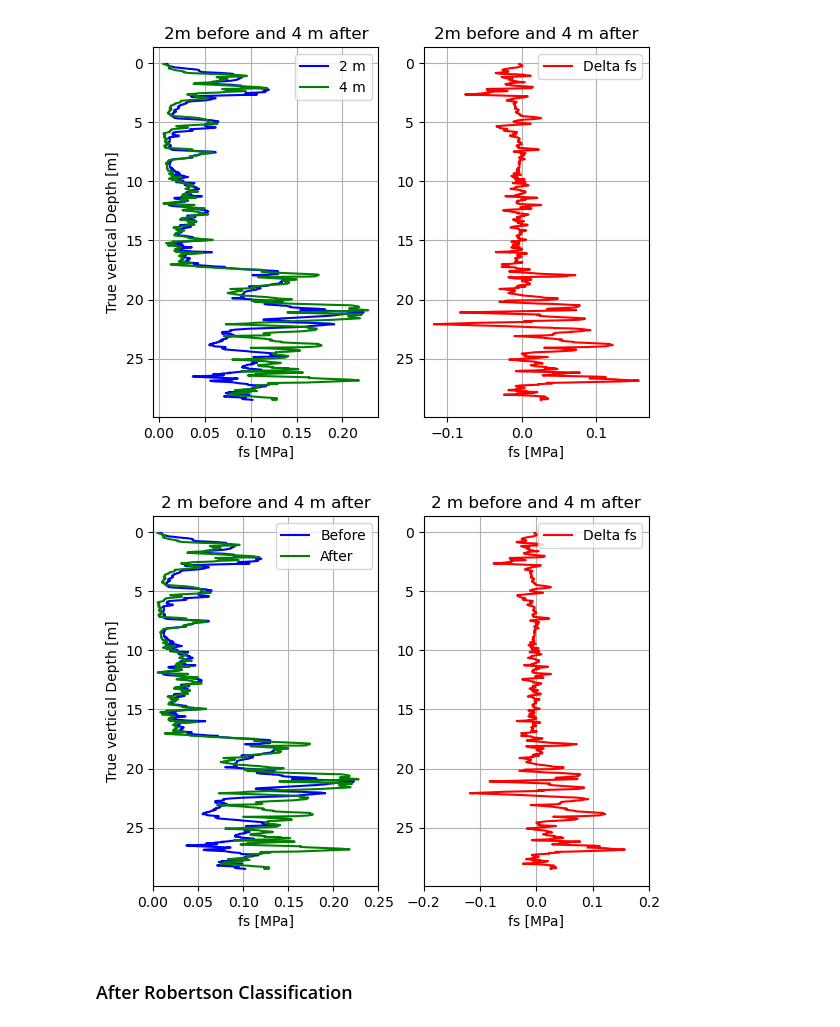
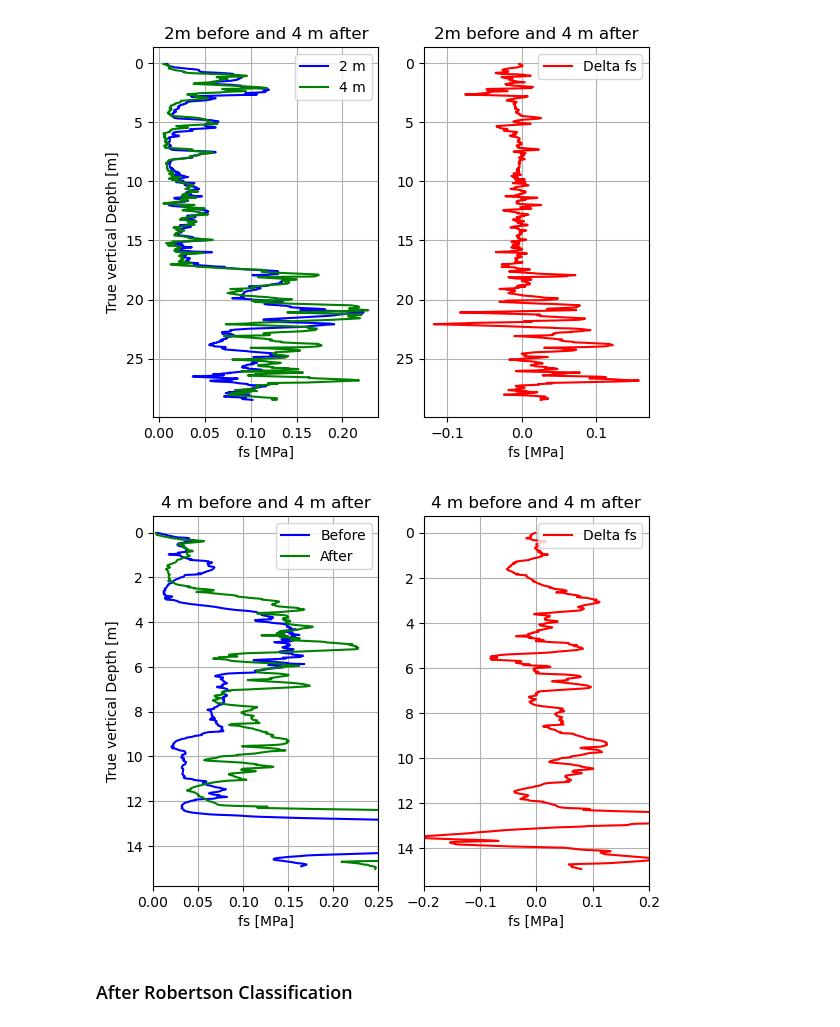
Before and after one commit to AJGoest/CPT_Analysis, a Jupyter notebook: lengkeek_vs_code/CPT_analysis.ipynb, the cells around one changed output. Cells and saved outputs as stored; diff of their text form; code cells hidden in the pictures.

```diff
--- a/lengkeek_vs_code/CPT_analysis.ipynb
+++ b/lengkeek_vs_code/CPT_analysis.ipynb
@@ -325,33 +450,33 @@ sleeve friction before and after drilling
 [figure]
 # %%
 # measurement 4 m away from borehole
-df_2m_trim, df_4m_a_trim = trim_to_shortest(df_2m, df_4m_a)
+df_4m_trim, df_4m_a_trim = trim_to_shortest(df_4m, df_4m_a)
 # df_2m_trim, df_2m_a_trim = trim_to_shortest(df_2m, df_2m_a)
 
 plt.subplot(1,2,1)
-plt.plot(df_2m_trim['fs'], df_2m_trim['corrected depth'], label='Before', color='blue')
+plt.plot(df_4m_trim['fs'], df_4m_trim['corrected depth'], label='Before', color='blue')
 plt.plot(df_4m_a_trim['fs'], df_4m_a_trim['corrected depth'], label='After', color='green')
 plt.legend()
-plt.title('2 m before and 4 m after')
+plt.title('4 m before and 4 m after')
 plt.xlabel('fs [MPa]')
 plt.ylabel('True vertical Depth [m]')
 plt.xlim(0,0.25)
 plt.legend(loc='upper right')
 plt.gca().invert_yaxis()
 plt.grid()
 
 plt.subplot(1,2,2)
-delta4m_a_fs = df_4m_a_trim['fs'] - df_2m_trim['fs']
-plt.plot(delta4m_a_fs, df_2m_trim['corrected depth'], label='Delta fs', color='red')
+delta4m_a_fs = df_4m_a_trim['fs'] - df_4m_trim['fs']
+plt.plot(delta4m_a_fs, df_4m_trim['corrected depth'], label='Delta fs', color='red')
 plt.legend(loc='upper right')
-plt.title('2 m before and 4 m after')
+plt.title('4 m before and 4 m after')
 plt.xlabel('fs [MPa]')
 plt.xlim(-0.2, 0.2)
 plt.legend(loc='upper right')
 plt.gca().invert_yaxis()
 plt.grid()
 # %% [output]
-[figure, old version]
+[figure, new version]
 # %% [markdown]
 ### After Robertson Classification
 # %%
```
Also changed, not shown: parts of 7 cells of this notebook, 44 other files.
